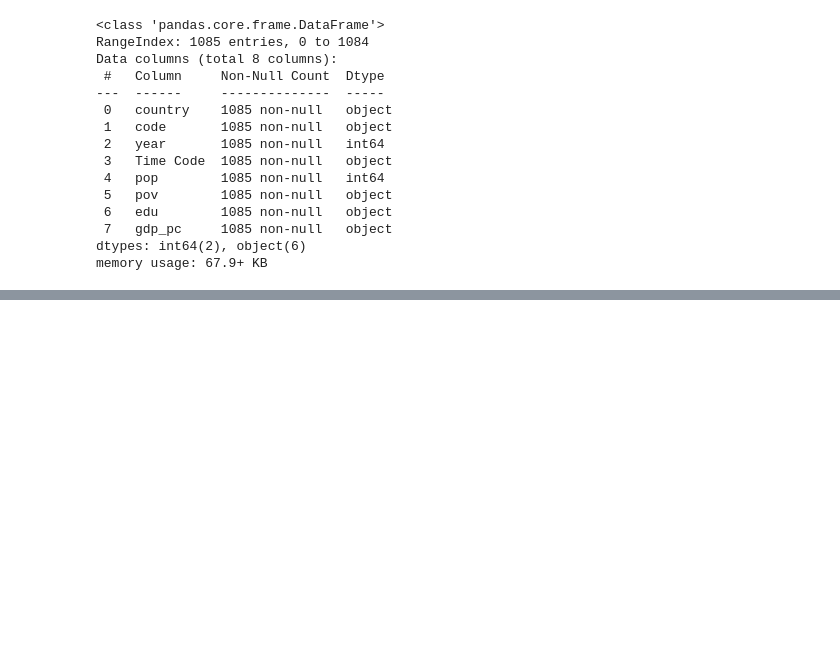
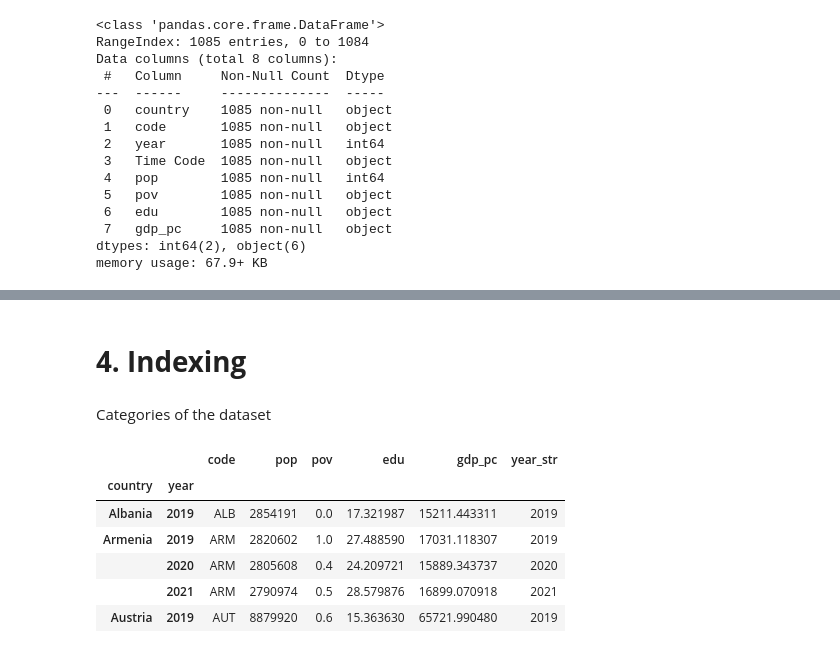
Before and after one commit to FintradeLab/CinC24_2, a Jupyter notebook: 04_Dataframe.ipynb, the cells around one changed output, grey strips where cells are left out. Cells and saved outputs as stored; diff of their text form; code cells hidden in the pictures; blank space fills up the shorter version.

```diff
--- a/04_Dataframe.ipynb
+++ b/04_Dataframe.ipynb
@@ -100,0 +104,4 @@ memory usage: 67.9+ KB
+# %%
+# Create a new column with year as str
+d2['year_str'] = d2['year'].astype(str)
+d2.info()
@@ -100,0 +127,3 @@ memory usage: 67.9+ KB
+# %%
+d2 = d2.drop(columns=['Time Code'])
+d2.info()
@@ -100,0 +148,4 @@ memory usage: 67.9+ KB
+# %%
+# Replace by NaN
+d2 = d2.replace('..', np.nan)
+d2.head()
@@ -100,0 +177,4 @@ memory usage: 67.9+ KB
+# %%
+# Drop NaN
+d2 = d2.dropna()
+d2.info()
@@ -100,0 +197,16 @@ memory usage: 67.9+ KB
+# %% [markdown]
+# **4. Indexing**
+# %% [markdown]
+Categories of the dataset
+# %%
+# Indexing
+d2 = d2.set_index(['country', 'year'])
+d2.head()
+# %% [output]
+|  |  | code | pop | pov | edu | gdp_pc | year_str |
+| country | year |  |  |  |  |  |  |
+| Albania | 2019 | ALB | 2854191 | 0.0 | 17.321987 | 15211.443311 | 2019 |
+| Armenia | 2019 | ARM | 2820602 | 1.0 | 27.488590 | 17031.118307 | 2019 |
+|  | 2020 | ARM | 2805608 | 0.4 | 24.209721 | 15889.343737 | 2020 |
+|  | 2021 | ARM | 2790974 | 0.5 | 28.579876 | 16899.070918 | 2021 |
+| Austria | 2019 | AUT | 8879920 | 0.6 | 15.363630 | 65721.990480 | 2019 |
```
Also changed, not shown: parts of 13 cells of this notebook.
